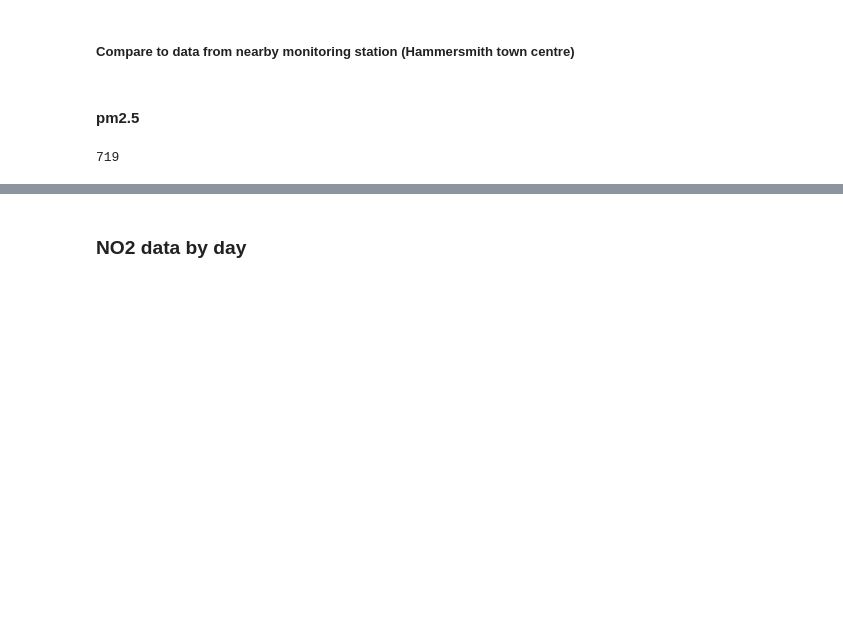
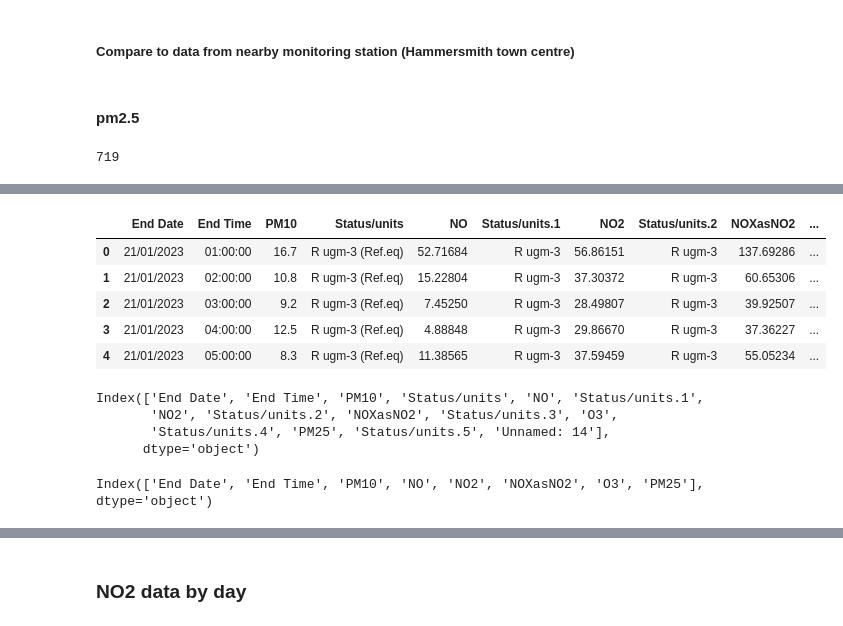
Before and after one commit to Frannerz/air_pollution_analysis, a Jupyter notebook: EDA_hammersmith.ipynb, the cells around one changed output, grey strips where cells are left out. Drawn from its saved outputs; the diff is of its cells as text; code cells hidden in the pictures; blank space fills up the shorter version.

```diff
--- a/EDA_hammersmith.ipynb
+++ b/EDA_hammersmith.ipynb
@@ -468,0 +481,22 @@ count_high_pm25
+# %%
+hammersmith_23.head()
+# %% [output]
+|  | End Date | End Time | PM10 | Status/units | NO | Status/units.1 | NO2 | Status/units.2 | NOXasNO2 | ... |
+| 0 | 21/01/2023 | 01:00:00 | 16.7 | R ugm-3 (Ref.eq) | 52.71684 | R ugm-3 | 56.86151 | R ugm-3 | 137.69286 | ... |
+| 1 | 21/01/2023 | 02:00:00 | 10.8 | R ugm-3 (Ref.eq) | 15.22804 | R ugm-3 | 37.30372 | R ugm-3 | 60.65306 | ... |
+| 2 | 21/01/2023 | 03:00:00 | 9.2 | R ugm-3 (Ref.eq) | 7.45250 | R ugm-3 | 28.49807 | R ugm-3 | 39.92507 | ... |
+| 3 | 21/01/2023 | 04:00:00 | 12.5 | R ugm-3 (Ref.eq) | 4.88848 | R ugm-3 | 29.86670 | R ugm-3 | 37.36227 | ... |
+| 4 | 21/01/2023 | 05:00:00 | 8.3 | R ugm-3 (Ref.eq) | 11.38565 | R ugm-3 | 37.59459 | R ugm-3 | 55.05234 | ... |
+# %%
+hammersmith_verified = pd.concat([hammersmith_21,hammersmith_23])
+hammersmith_verified.columns
+# %% [output]
+Index(['End Date', 'End Time', 'PM10', 'Status/units', 'NO', 'Status/units.1',
+       'NO2', 'Status/units.2', 'NOXasNO2', 'Status/units.3', 'O3',
+       'Status/units.4', 'PM25', 'Status/units.5', 'Unnamed: 14'],
+      dtype='object')
+# %%
+hammersmith_verified = hammersmith_verified.drop(columns=['Status/units', 'Status/units.1', 'Status/units.2','Status/units.3', 'Status/units.4', 'Status/units.5','Unnamed: 14'])
+hammersmith_verified.columns
+# %% [output]
+Index(['End Date', 'End Time', 'PM10', 'NO', 'NO2', 'NOXasNO2', 'O3', 'PM25'], dtype='object')
```
Also changed, not shown: parts of 8 cells of this notebook.
